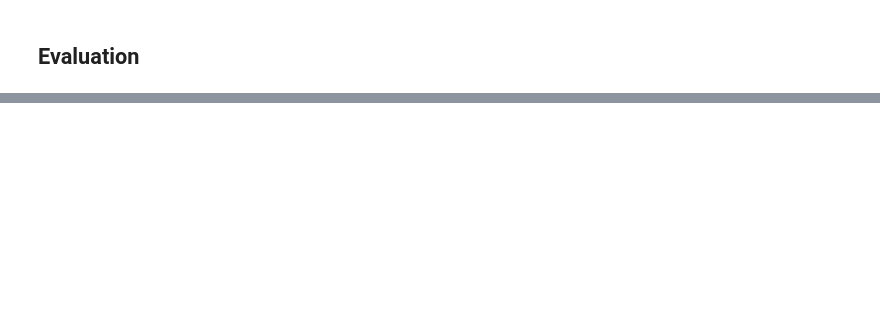
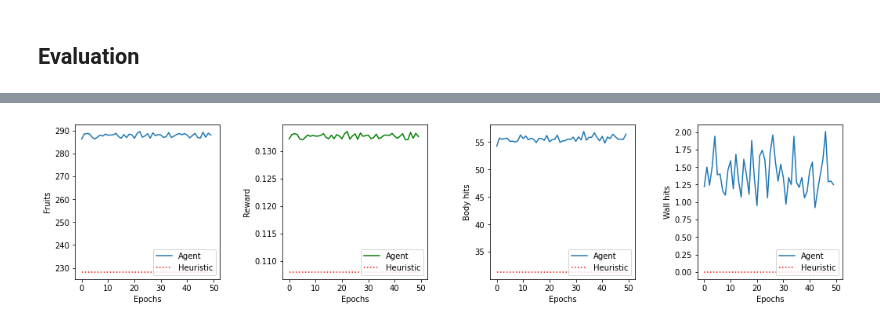
Before and after one commit to Ska-p/Snake-RL, a Jupyter notebook: main.ipynb, the cells around one changed output, grey strips where cells are left out. Drawn from its saved outputs; the diff is of its cells as text; code cells hidden in the pictures; blank space fills up the shorter version.

```diff
--- a/main.ipynb
+++ b/main.ipynb
@@ -385,7 +338,7 @@ evaluation_agent.network.load_weights('weights')
 # %% [output]
 <tensorflow.python.checkpoint.checkpoint.CheckpointLoadStatus at 0x...>
 # %%
-eval_fruits_eaten, eval_rewards = [], []
+eval_fruits_eaten, eval_rewards, eval_body_hits, eval_wall_hits = [], [], [], []
 
 for t in trange(50000):
     # Interact with environment
@@ -396,4 +349,6 @@ for t in trange(50000):
 
     # Collect some data
     eval_fruits_eaten.append(tf.math.count_nonzero(tf.reshape(rewards, -1) == 0.5).numpy())
+    eval_wall_hits.append(tf.math.count_nonzero(tf.reshape(rewards, -1) == -0.1).numpy())
+    eval_body_hits.append(tf.math.count_nonzero(tf.reshape(rewards, -1) == -0.2).numpy())
     eval_rewards.append(np.mean(rewards))
@@ -539,0 +407,46 @@ axs[3].set(ylabel='Reward')
+# %%
+# Evaluation statistics
+eval_fruits = eval_fruits_eaten
+eval_reward = eval_rewards
+eval_wh = eval_wall_hits
+eval_bh = eval_body_hits
+
+# Heuristic statistics
+heur_fe = heur_fruits
+heur_wh = heur_wall_hits
+heur_bh = heur_body_hits
+heuristic_reward = heur_reward
+
+fig, axs = plt.subplots(1, 4, figsize=(15, 4))
+
+eval_fruits = np.sum(np.reshape(eval_fruits, (50, 1000)), axis = 1)/100
+axs[0].plot(eval_fruits, label='Agent')
+axs[0].hlines(np.mean(np.sum(np.reshape(heur_fruits, (50, 1000)), axis=1)/100), 0, 50, label='Heuristic', color='red', linestyle='dotted')
+axs[0].set(ylabel='Fruits')
+axs[0].set(xlabel="Epochs")
+axs[0].legend(loc='lower right')
+
+eval_wh = np.sum(np.reshape(eval_wh, (50, 1000)), axis = 1)/100
+axs[3].plot(eval_wh, label='Agent')
+axs[3].hlines(np.mean(np.sum(np.reshape(heur_wall_hits, (50, 1000)), axis=1)/100), 0, 50, colors='red', label='Heuristic', linestyles='dotted')
+axs[3].set(ylabel='Wall hits')
+axs[3].set(xlabel="Epochs")
+axs[3].legend(loc='lower right')
+
+eval_bh = np.sum(np.reshape(eval_bh, (50, 1000)), axis = 1)/100
+axs[2].plot(eval_bh, label='Agent')
+axs[2].hlines(np.mean(np.sum(np.reshape(heur_body_hits, (50, 1000)), axis=1)/100), 0, 50, colors='red', label='Heuristic', linestyles='dotted')
+axs[2].set(ylabel='Body hits')
+axs[2].set(xlabel="Epochs")
+axs[2].legend(loc='lower right')
+
+eval_reward = np.mean(np.reshape(eval_reward, (50, 1000)), axis=1)
+axs[1].plot(eval_reward, label='Agent', color='green')
+axs[1].hlines(np.mean(heuristic_reward), 0, 50, colors='red', label='Heuristic', linestyles='dotted')
+axs[1].set(ylabel='Reward')
+axs[1].set(xlabel="Epochs")
+axs[1].legend(loc='lower right')
+
+fig.tight_layout(pad=3.0)
+# %% [output]
+[figure, added]
```
Also changed, not shown: parts of 18 cells of this notebook, 3 other files.
